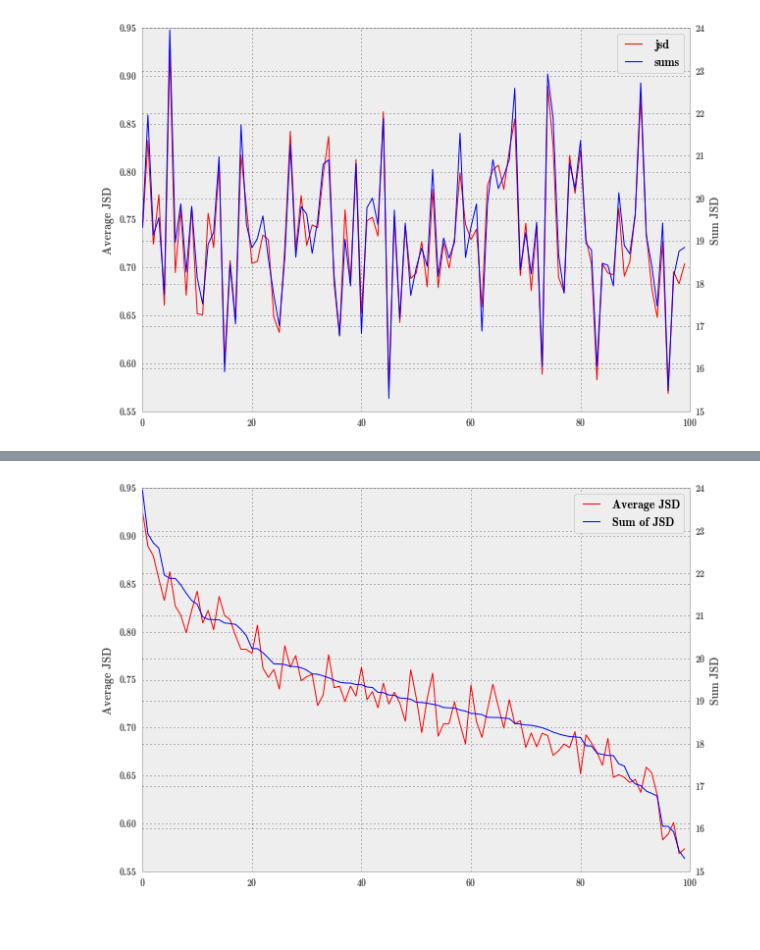
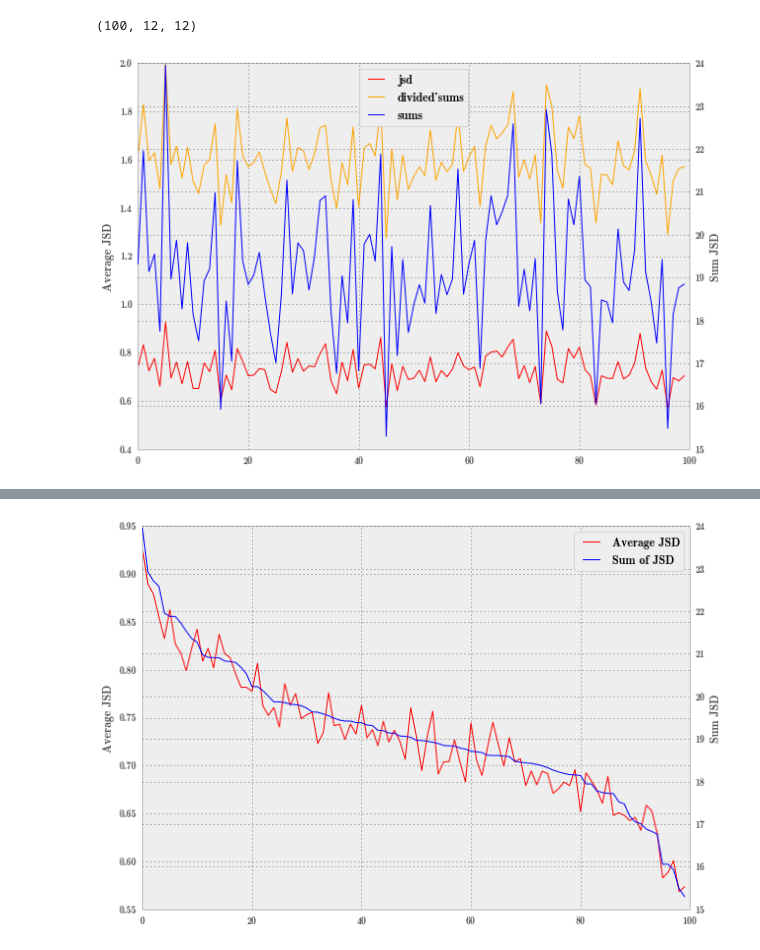
Before and after one commit to jvdzwaan/dilipad, a Jupyter notebook: results/20112012-adj-parties-jsd_perspectives-100.ipynb, the cells around one changed output, grey strips where cells are left out. Drawn from its saved outputs; the diff is of its cells as text; code cells hidden in the pictures; blank space fills up the shorter version.

```diff
--- a/results/20112012-adj-parties-jsd_perspectives-100.ipynb
+++ b/results/20112012-adj-parties-jsd_perspectives-100.ipynb
@@ -10,31 +10,37 @@ pd.set_option('display.mpl_style', 'default') # Make the graphs a bit prettier
 plt.rcParams['figure.figsize'] = (10, 7)
 # %%
 data = np.load('/home/jvdzwaan/data/dilipad/results/20112012/adj-parties/perspective_jsd_100.npy')
+# %%
+data.shape
+# %% [output]
+(100, 12, 12)
 # %%
 jsd_sums = data.sum(axis=(2, 1))
 
 jsd = pd.read_csv('/home/jvdzwaan/data/dilipad/results/20112012/adj-parties/jsd_100.csv', index_col=0)
 jsd['sums'] = jsd_sums
+jsd['divided_sums'] = jsd_sums/12.0
 
 fig = plt.figure() # Create matplotlib figure
 
 ax = fig.add_subplot(111) # Create matplotlib axes
 ax2 = ax.twinx() # Create another axes that shares the same x-axis as ax.
 
 jsd.jsd.plot(kind='line', color='red')
+jsd.divided_sums.plot(kind='line', color='orange')
 jsd.sums.plot(kind='line', color='blue', ax=ax2)
 
 ax.set_ylabel('Average JSD')
 ax2.set_ylabel('Sum JSD')
 
 # ask matplotlib for the plotted objects and their labels
 lines, labels = ax.get_legend_handles_labels()
 lines2, labels2 = ax2.get_legend_handles_labels()
 ax2.legend(lines + lines2, labels + labels2, loc=0)
 
 plt.show()
 # %% [output]
-[figure, old version]
+[figure, new version]
 # %%
 # sorted by avarage jsd
 jsd2 = jsd.sort(['jsd'], ascending=False)
```
Also changed, not shown: parts of 4 cells of this notebook, 1 other file.
